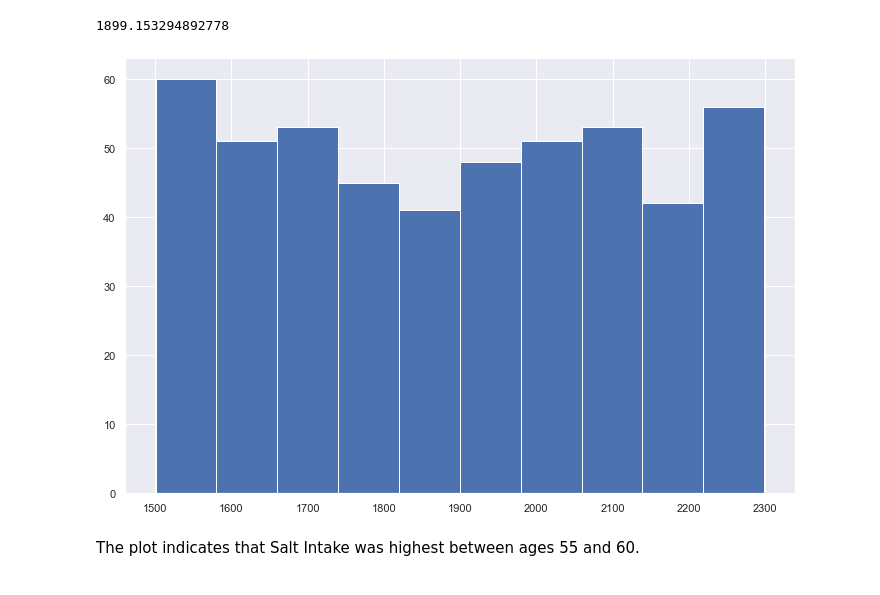
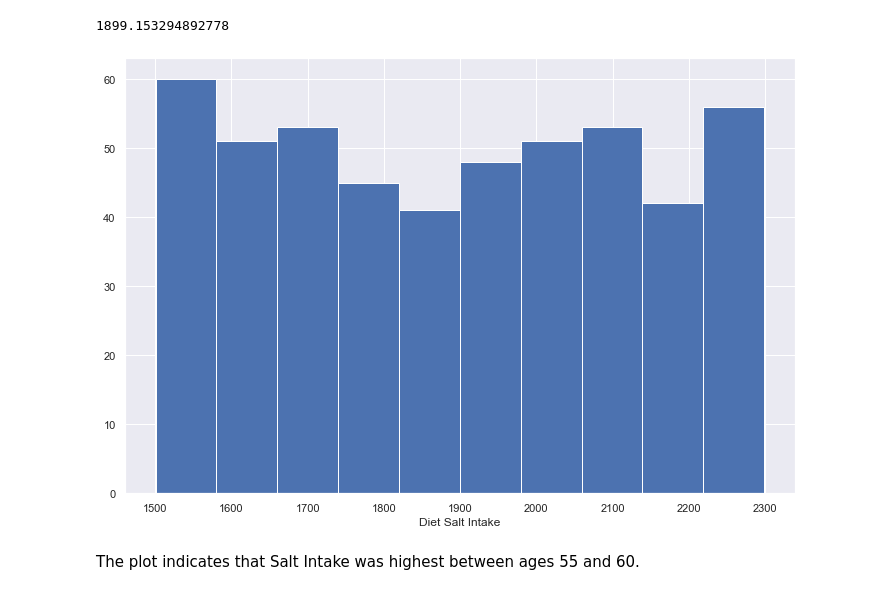
Before and after one commit to oprinceisaac/Data-Set-Simulation, a Jupyter notebook: Data-Set-Simulation.ipynb, the cells around one changed output. Saved outputs shown, nothing was run; the diff lists cells and outputs as text; code cells hidden in the pictures.

```diff
--- a/Data-Set-Simulation.ipynb
+++ b/Data-Set-Simulation.ipynb
@@ -179,9 +182,10 @@ np.median(rdi)
 # %%
 plt.figure(figsize=(12,8), facecolor='w', edgecolor='k', clear='True')
 plt.hist(rdi)
+plt.xlabel('Diet Salt Intake')
 plt.show()
 # %% [output]
-[figure, old version]
+[figure, new version]
 # %% [markdown]
 The plot indicates that Salt Intake was highest between ages 55 and 60.
 # %%
```
Also changed, not shown: parts of 22 cells of this notebook.
